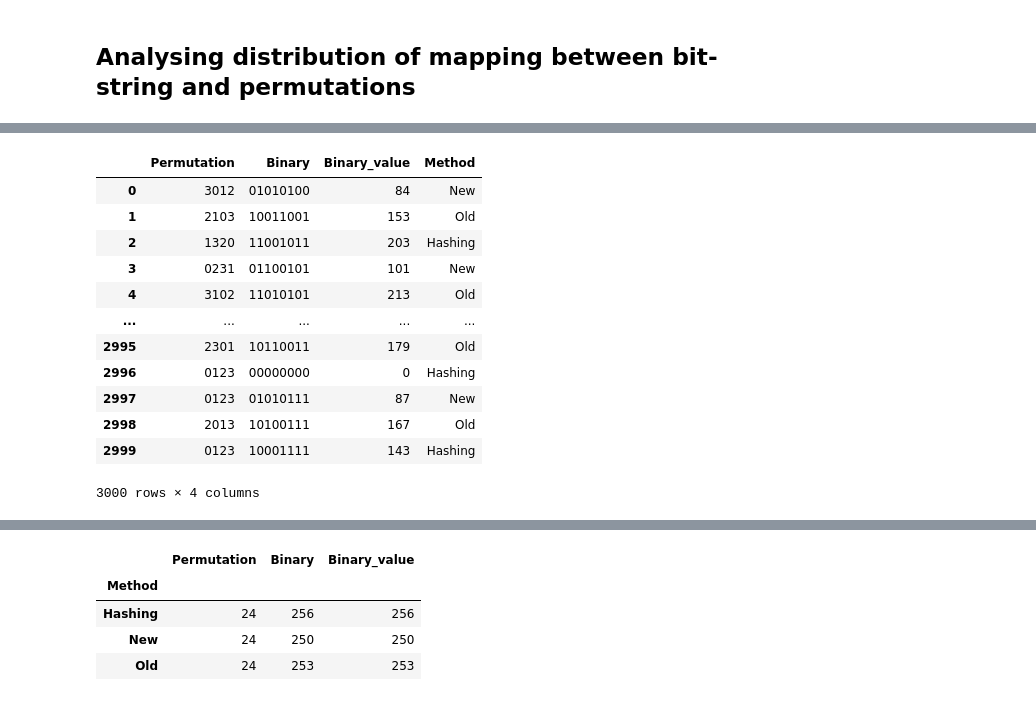
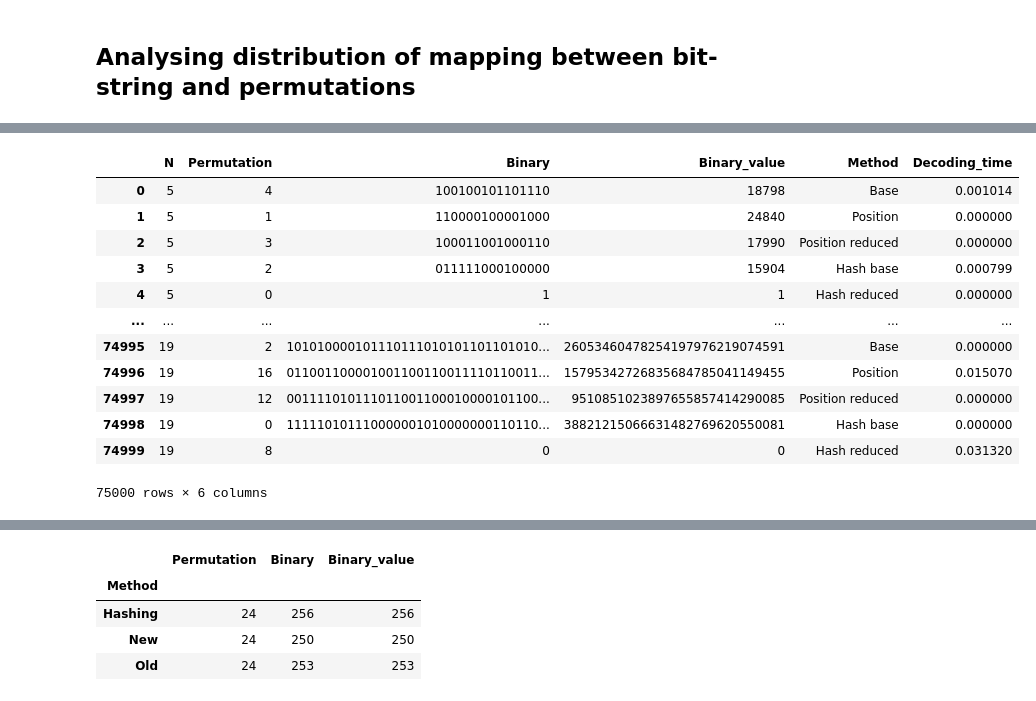
Before and after one commit to B-Moritz/QGA_JSSP, a Jupyter notebook: lab/quantum_representation.ipynb, the cells around one changed output, grey strips where cells are left out. Cells and saved outputs as stored; diff of their text form; code cells hidden in the pictures.

```diff
--- a/lab/quantum_representation.ipynb
+++ b/lab/quantum_representation.ipynb
@@ -77,16 +31,0 @@ for j_temp in j:
-# %%
-j = np.arange(2, 30, 1)
-plt.plot(j, (np.log2(j-1) + 1)*j, label="normal")
-y = np.empty(len(j))
-for i, j_number in enumerate(j):
-    cur_val = np.log2(math.factorial(j_number)*j_number) + 1
-    print(cur_val)
-    y[i] = cur_val
-
-
-plt.plot(j, y, label="factorial")
-#n_permutations = math.factorial(j)*m
-plt.ylabel("Number of bits")
-plt.xlabel("number of jobs")
-
-plt.legend()
@@ -143,0 +56,4 @@ array([1, 2, 0, 2, 1, 0, 0, 2, 1])
+# %%
+import decimal
+m = j = 300
+decimal.Decimal(math.factorial(m*j))/decimal.Decimal(math.factorial(j)**m)
@@ -146,28 +100,38 @@ array([1, 2, 0, 2, 1, 0, 0, 2, 1])
 # %%
-n = 4
+#n = 4
+data_dict = {"N" : [], "Permutation" : [], "Binary" : [], "Binary_value" : [], "Method" : [], "Decoding_time" : []}
+for problem_size in range(5, 20):
+    m = problem_size
+    j = problem_size
+    for i in range(1000):
+        cur_methods = [["Base", QChromosomeBaseEncoding(j, m, time_log=True)],
+                    ["Position", QChromosomePositionEncoding(j, m, False, time_log=True)],
+                    ["Position reduced", QChromosomePositionEncoding(j, m, True, time_log=True)],
+                    ["Hash base", QChromosomeHashBaseEncoding(j, m, time_log=True)],
+                    ["Hash reduced", QChromosomeHashReducedEncoding(j, m, time_log=True)]]
 
-data_dict = {"Permutation" : [], "Binary" : [], "Binary_value" : [], "Method" : []}
-for i in range(1000):
-    for method in ["New", "Old", "Hashing"]:
-        cur_chromo = Q_chromosome(n, 2, conversion_method=method)
-        data_dict["Permutation"].append(str(cur_chromo.permutation[0]).replace("[", "").replace("]", "").replace(" ", "").replace("\n", ""))
-        data_dict["Binary"].append(str(cur_chromo.x[0].astype(int)).replace("[", "").replace("]", "").replace(" ", "").replace("\n", ""))
-        data_dict["Binary_value"].append(int(str(cur_chromo.x[0].astype(int)).replace("[", "").replace("]", "").replace(" ", "").replace("\n", ""), 2))
-        data_dict["Method"].append(method)
+        for method, class_obj in cur_methods:
+            data_dict["N"].append(problem_size)
+            data_dict["Permutation"].append(str(class_obj.permutation[0]).replace("[", "").replace("]", "").replace(" ", "").replace("\n", ""))
+            data_dict["Binary"].append(str(class_obj.x[0].astype(int)).replace("[", "").replace("]", "").replace(" ", "").replace("\n", ""))
+            data_dict["Binary_value"].append(int(str(class_obj.x[0].astype(int)).replace("[", "").replace("]", "").replace(" ", "").replace("\n", ""), 2))
+            data_dict["Method"].append(method)
+            data_dict["Decoding_time"].append(class_obj.timer_result["Decode bit string"])
+
 
 df_conversion_method = pd.DataFrame(data_dict)
 df_conversion_method
 # %% [output]
-|  | Permutation | Binary | Binary_value | Method |
-| 0 | 3012 | 01010100 | 84 | New |
-| 1 | 2103 | 10011001 | 153 | Old |
-| 2 | 1320 | 11001011 | 203 | Hashing |
-| 3 | 0231 | 01100101 | 101 | New |
-| 4 | 3102 | 11010101 | 213 | Old |
-| ... | ... | ... | ... | ... |
-| 2995 | 2301 | 10110011 | 179 | Old |
-| 2996 | 0123 | 00000000 | 0 | Hashing |
-| 2997 | 0123 | 01010111 | 87 | New |
-| 2998 | 2013 | 10100111 | 167 | Old |
-| 2999 | 0123 | 10001111 | 143 | Hashing |
+|  | N | Permutation | Binary | Binary_value | Method | Decoding_time |
+| 0 | 5 | 4 | 100100101101110 | 18798 | Base | 0.001014 |
+| 1 | 5 | 1 | 110000100001000 | 24840 | Position | 0.000000 |
+| 2 | 5 | 3 | 100011001000110 | 17990 | Position reduced | 0.000000 |
+| 3 | 5 | 2 | 011111000100000 | 15904 | Hash base | 0.000799 |
+| 4 | 5 | 0 | 1 | 1 | Hash reduced | 0.000000 |
+| ... | ... | ... | ... | ... | ... | ... |
+| 74995 | 19 | 2 | 101010000101110111010101101101010... | 26053460478254197976219074591 | Base | 0.000000 |
+| 74996 | 19 | 16 | 011001100001001100110011110110011... | 15795342726835684785041149455 | Position | 0.015070 |
+| 74997 | 19 | 12 | 001111010111011001100010000101100... | 9510851023897655857414290085 | Position reduced | 0.000000 |
+| 74998 | 19 | 0 | 111110101110000001010000000110110... | 38821215066631482769620550081 | Hash base | 0.000000 |
+| 74999 | 19 | 8 | 0 | 0 | Hash reduced | 0.031320 |
-3000 rows × 4 columns
+75000 rows × 6 columns
```
Also changed, not shown: parts of 26 cells of this notebook, 21 other files.
